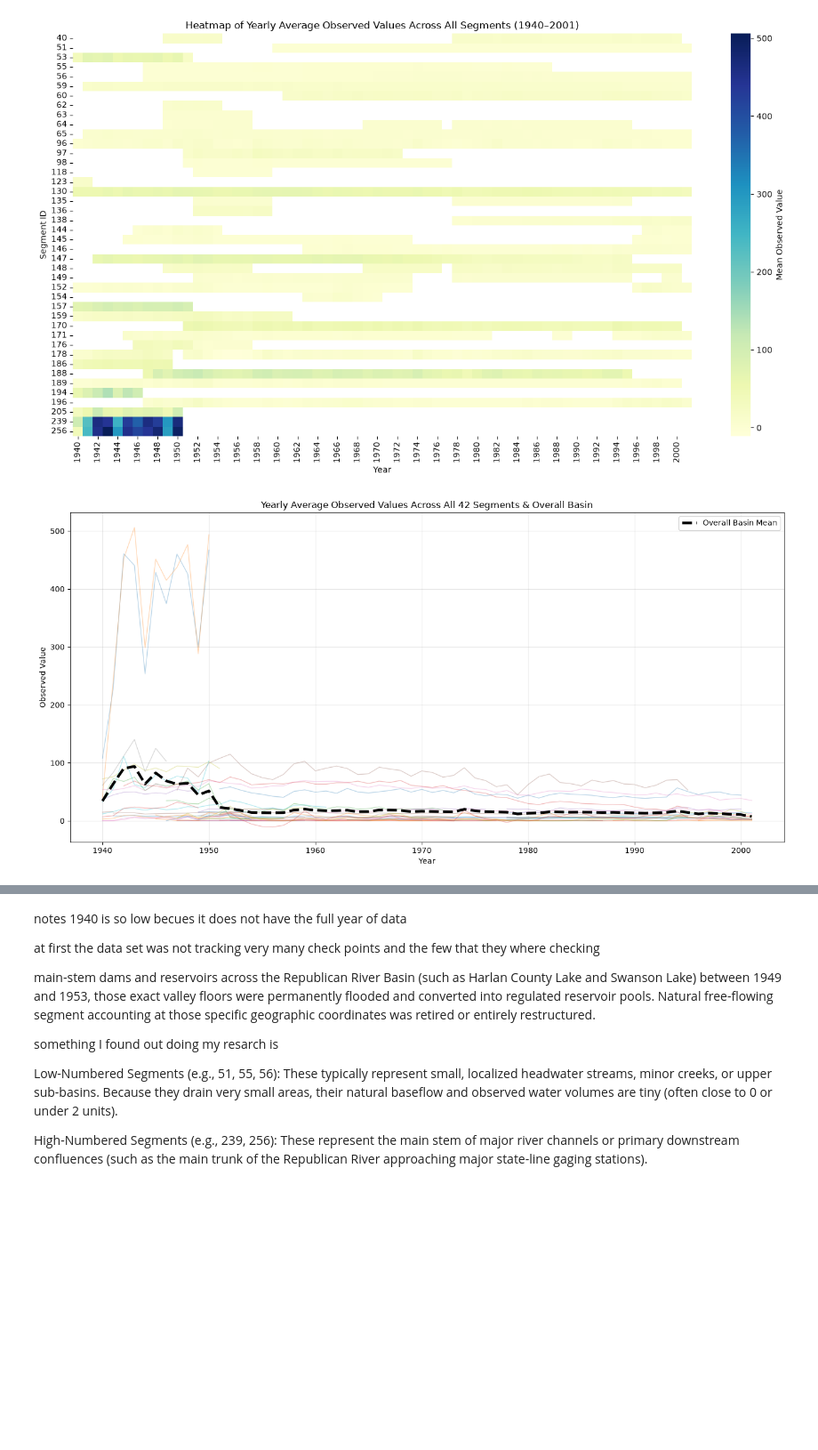
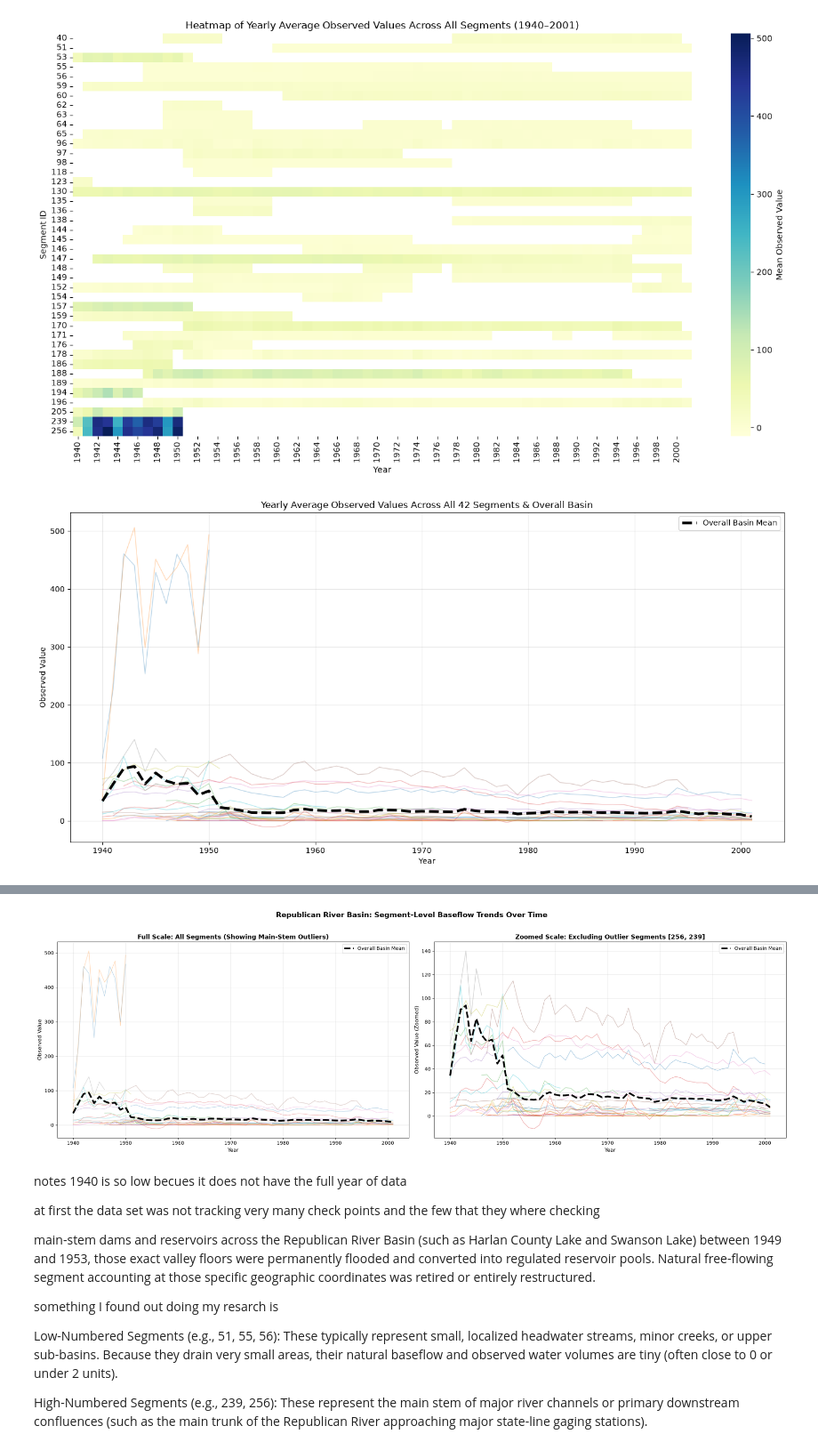
Before and after one commit to SmuckersJam/CS5830P6, a Jupyter notebook: project6.ipynb, the cells around one changed output, grey strips where cells are left out. Shown at 89% size. Saved outputs shown, nothing was run; the diff lists cells and outputs as text; code cells hidden in the pictures; blank space fills up the shorter version.

```diff
--- a/project6.ipynb
+++ b/project6.ipynb
@@ -216,5 +216,103 @@ plt.legend(loc='upper right')
 plt.grid(True, alpha=0.3)
 plt.tight_layout()
 plt.show()
+
+
+import matplotlib.pyplot as plt
+import pandas as pd
+
+# 2. Group by Year and Segment for ALL segments
+segment_yearly = df.groupby(['Year', 'Segment_id'])['Observed'].mean().unstack()
+segment_yearly['Overall Mean'] = df.groupby('Year')['Observed'].mean()
+
+# 3. Automatically identify the top 2 outlier segments with the highest flow
+segment_means = segment_yearly.drop(columns=['Overall Mean']).mean()
+top_outliers = segment_means.nlargest(2).index.tolist()
+print(
+    f'Excluding outlier segments from zoomed plot (Main-Stem Giants):'
+    f' {top_outliers}'
+)
+
+# Set up side-by-side subplots
+fig, axes = plt.subplots(1, 2, figsize=(22, 7))
+
+# ==========================================
+# PLOT 1: FULL SCALE (All Segments)
+# ==========================================
+for col in segment_yearly.columns:
+  if col == 'Overall Mean':
+    axes[0].plot(
+        segment_yearly.index,
+        segment_yearly[col],
+        label='Overall Basin Mean',
+        color='black',
+        linewidth=3.5,
+        linestyle='--',
+        zorder=10,
+    )
+  else:
+    axes[0].plot(
+        segment_yearly.index,
+        segment_yearly[col],
+        alpha=0.3,
+        linewidth=1,
+        label='_nolegend_',
+    )
+
+axes[0].set_title(
+    'Full Scale: All Segments (Showing Main-Stem Outliers)',
+    fontsize=13,
+    fontweight='bold',
+)
+axes[0].set_xlabel('Year', fontsize=11)
+axes[0].set_ylabel('Observed Value', fontsize=11)
+axes[0].legend(loc='upper right')
+axes[0].grid(True, alpha=0.3)
+
+
+# ==========================================
+# PLOT 2: ZOOMED SCALE (Excluding Outliers)
+# ==========================================
+segment_yearly_zoomed = segment_yearly.drop(columns=top_outliers)
+
+for col in segment_yearly_zoomed.columns:
+  if col == 'Overall Mean':
+    axes[1].plot(
+        segment_yearly_zoomed.index,
+        segment_yearly_zoomed[col],
+        label='Overall Basin Mean',
+        color='black',
+        linewidth=3.5,
+        linestyle='--',
+        zorder=10,
+    )
+  else:
+    axes[1].plot(
+        segment_yearly_zoomed.index,
+        segment_yearly_zoomed[col],
+        alpha=0.4,
+        linewidth=1,
+        label='_nolegend_',
+    )
+
+axes[1].set_title(
+    f'Zoomed Scale: Excluding Outlier Segments {top_outliers}',
+    fontsize=13,
+    fontweight='bold',
+)
+axes[1].set_xlabel('Year', fontsize=11)
+axes[1].set_ylabel('Observed Value (Zoomed)', fontsize=11)
+axes[1].legend(loc='upper right')
+axes[1].grid(True, alpha=0.3)
+
+# Overall layout polish
+plt.suptitle(
+    'Republican River Basin: Segment-Level Baseflow Trends Over Time',
+    fontsize=15,
+    fontweight='bold',
+    y=1.02,
+)
+plt.tight_layout()
+plt.show()
 # %% [output]
 [figure]
@@ -221,3 +320,4 @@ plt.show()
+[figure, added]
 # %% [markdown]
 notes 1940 is so low becues it does not have the full year of data
 
```
Also changed, not shown: parts of 8 cells of this notebook.
